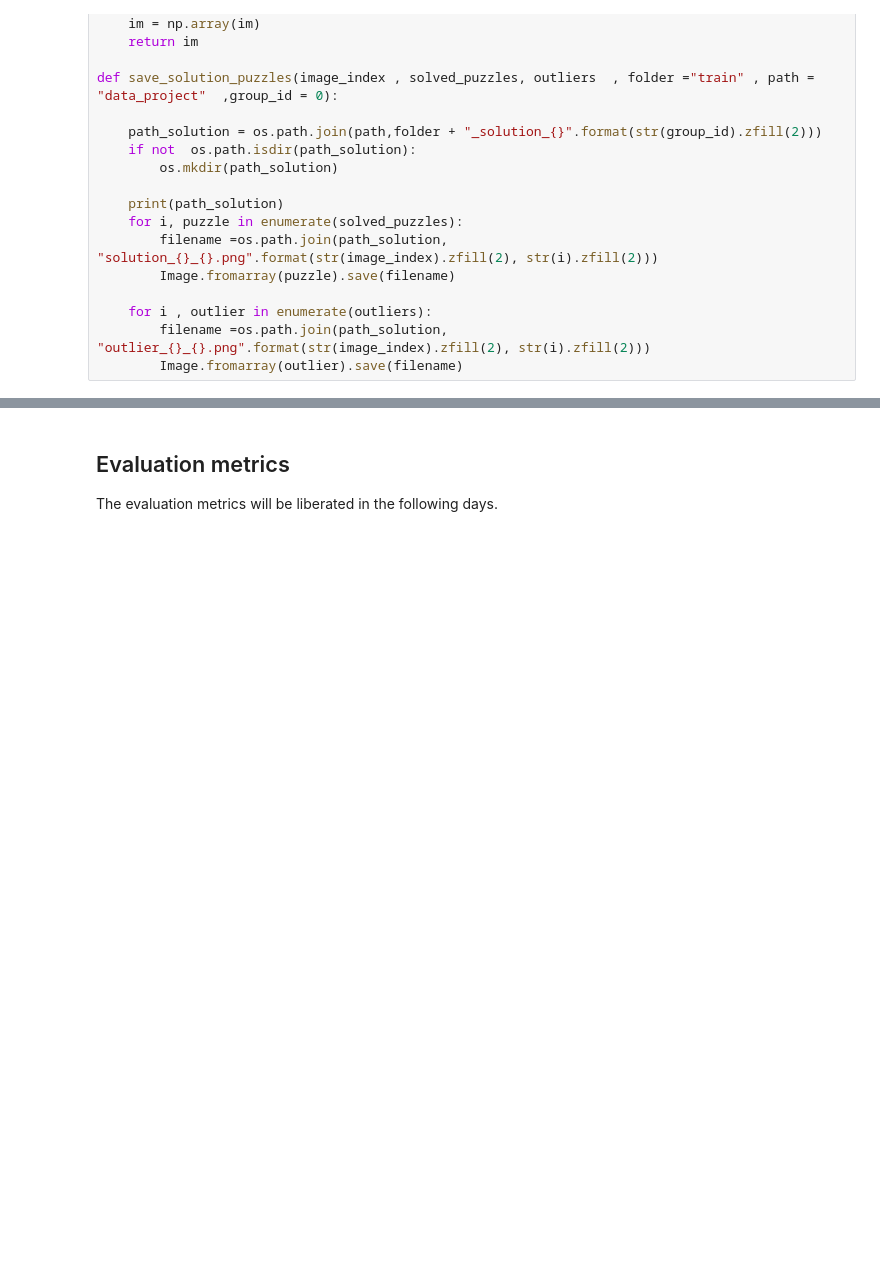
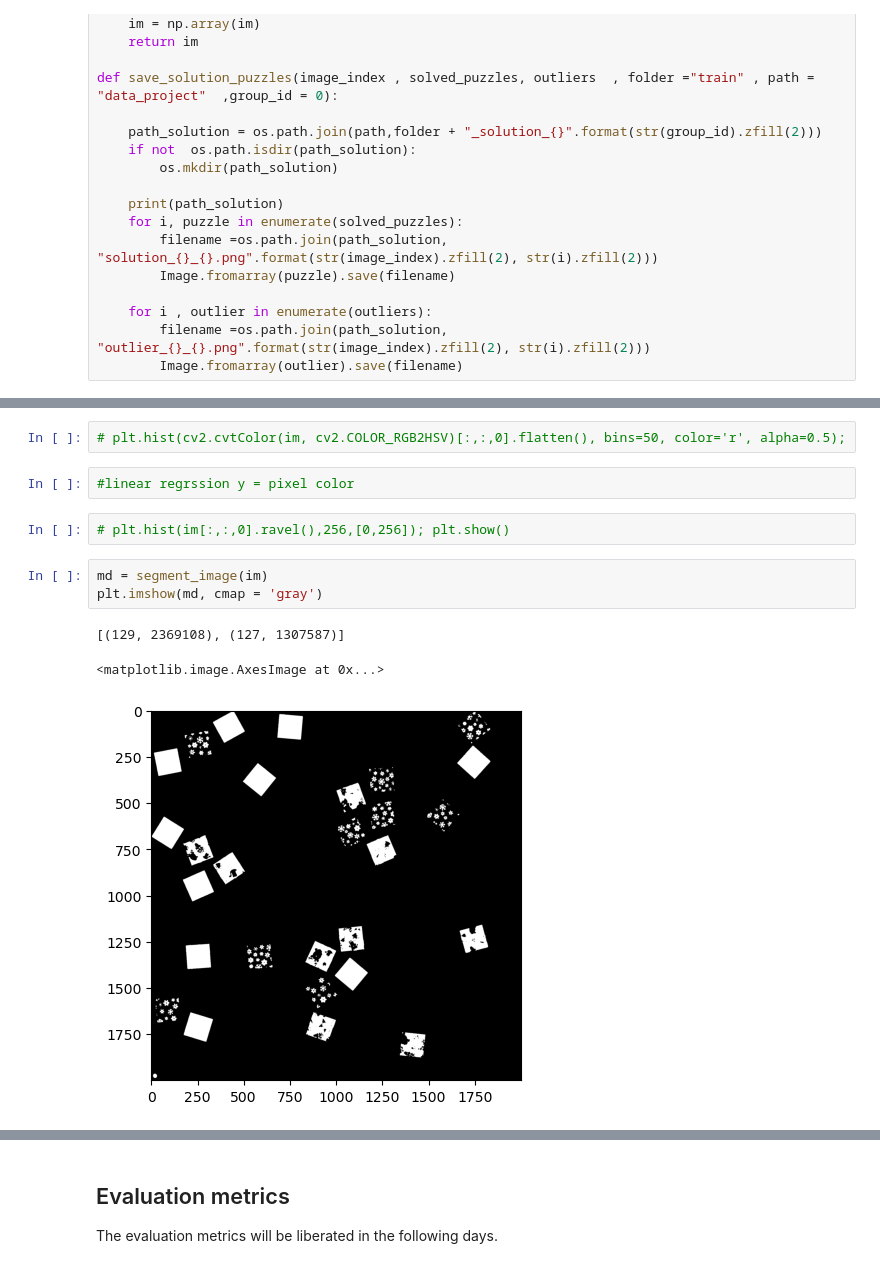
Before and after one commit to lindadelacombaz/iapr-2023, a Jupyter notebook: project.ipynb, the cells around one changed output, grey strips where cells are left out. Saved outputs shown, nothing was run; the diff lists cells and outputs as text; blank space fills up the shorter version.

Commit message:
segmentation chiara

```diff
--- a/project.ipynb
+++ b/project.ipynb
@@ -300,0 +421,13 @@ data_project/train_solution_00
+# %%
+# plt.hist(cv2.cvtColor(im, cv2.COLOR_RGB2HSV)[:,:,0].flatten(), bins=50, color='r', alpha=0.5);
+# %%
+#linear regrssion y = pixel color
+# %%
+# plt.hist(im[:,:,0].ravel(),256,[0,256]); plt.show()
+# %%
+md = segment_image(im)
+plt.imshow(md, cmap = 'gray')
+# %% [output]
+[(129, 2369108), (127, 1307587)]
+<matplotlib.image.AxesImage at 0x...>
+[figure, added]
```
Also changed, not shown: parts of 33 cells of this notebook.
